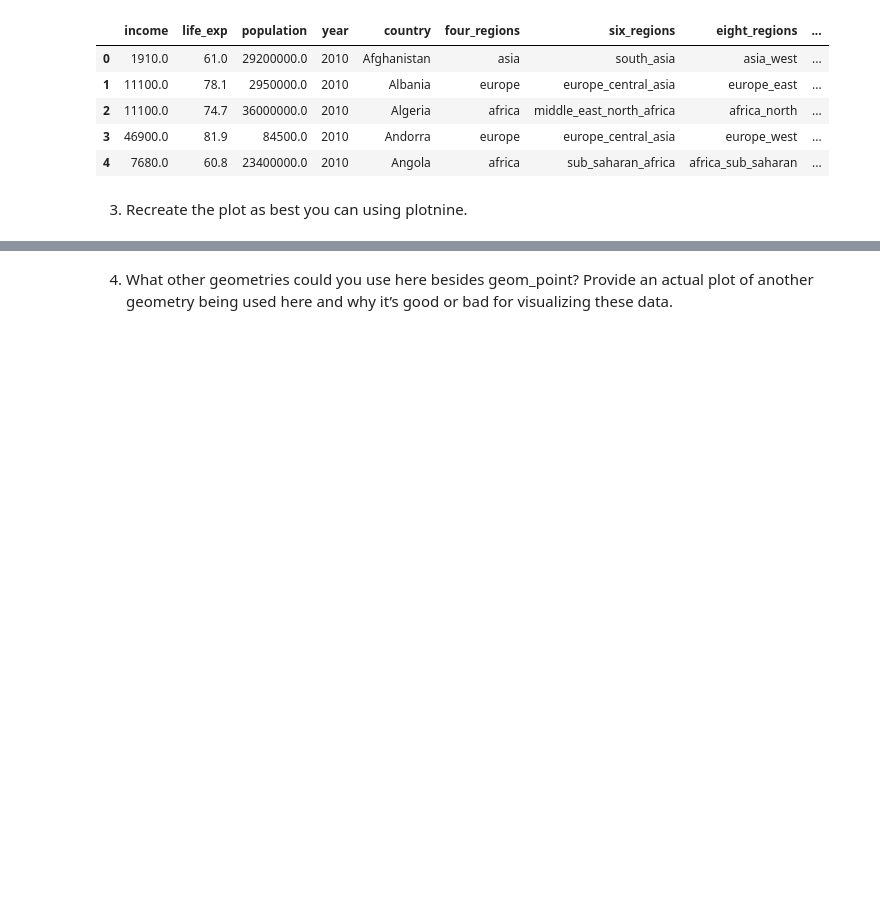
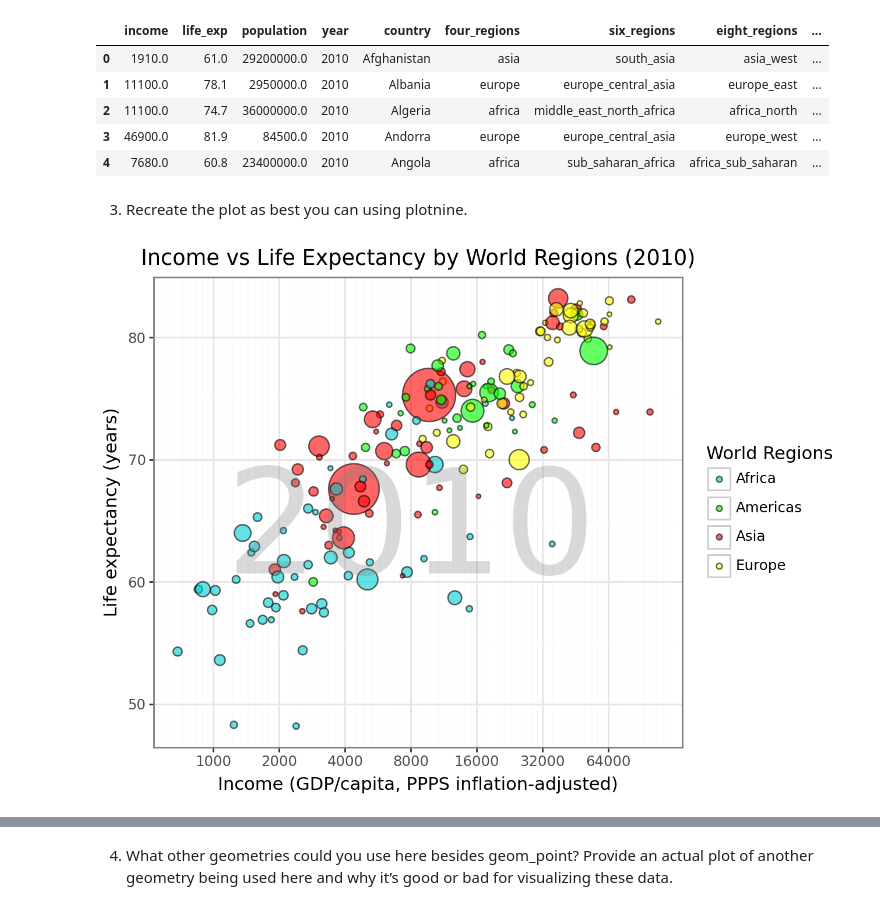
Before and after one commit to samricafrente/GSB-544, a Jupyter notebook: Labs/Lab-1/Lab-1.ipynb, the cells around one changed output, grey strips where cells are left out. Cells and saved outputs as stored; diff of their text form; code cells hidden in the pictures; blank space fills up the shorter version.

```diff
--- a/Labs/Lab-1/Lab-1.ipynb
+++ b/Labs/Lab-1/Lab-1.ipynb
@@ -30,3 +40,27 @@ q1.head()
 | 4 | 7680.0 | 60.8 | 23400000.0 | 2010 | Angola | africa | sub_saharan_africa | africa_sub_saharan | ... |
 # %% [markdown]
 3. Recreate the plot as best you can using plotnine.
+# %%
+(ggplot(q1.dropna(), aes(x='income', y='life_exp', size='population', fill='four_regions')) +
+    geom_point(alpha=0.6) +
+    theme_bw() +
+    scale_size_continuous(range=[1, 18], guide=False) +
+    labs(title = "Income vs Life Expectancy by World Regions (2010)",
+        x = "Income (GDP/capita, PPPS inflation-adjusted)",
+        y = "Life expectancy (years)",
+        fill = "World Regions") +
+    scale_x_log10(breaks=[500, 1000, 2000, 4000, 8000, 16000, 32000, 64000]) +
+    scale_y_continuous(breaks=range(20, 100, 10)) +
+    annotate("text", x=8000, y=64, label="2010", size=90, color="grey", alpha=0.3, ha='center') +
+    scale_fill_manual(
+        values={
+            'africa': 'darkturquoise',
+            'americas': 'lime',
+            'asia': 'red',
+            'europe': 'yellow'
+        },
+        labels=['Africa', 'Americas', 'Asia', 'Europe']) +
+    guides(size=False)
+)
+# %% [output]
+[figure, added]
```
Also changed, not shown: parts of 21 cells of this notebook, 4 other files.
